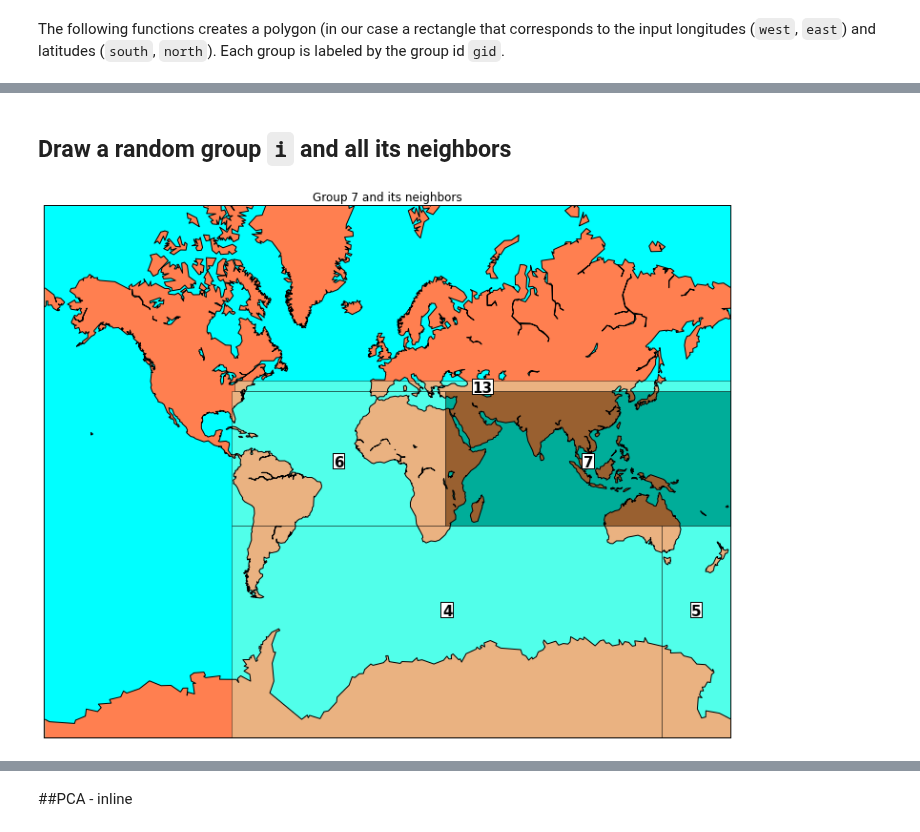
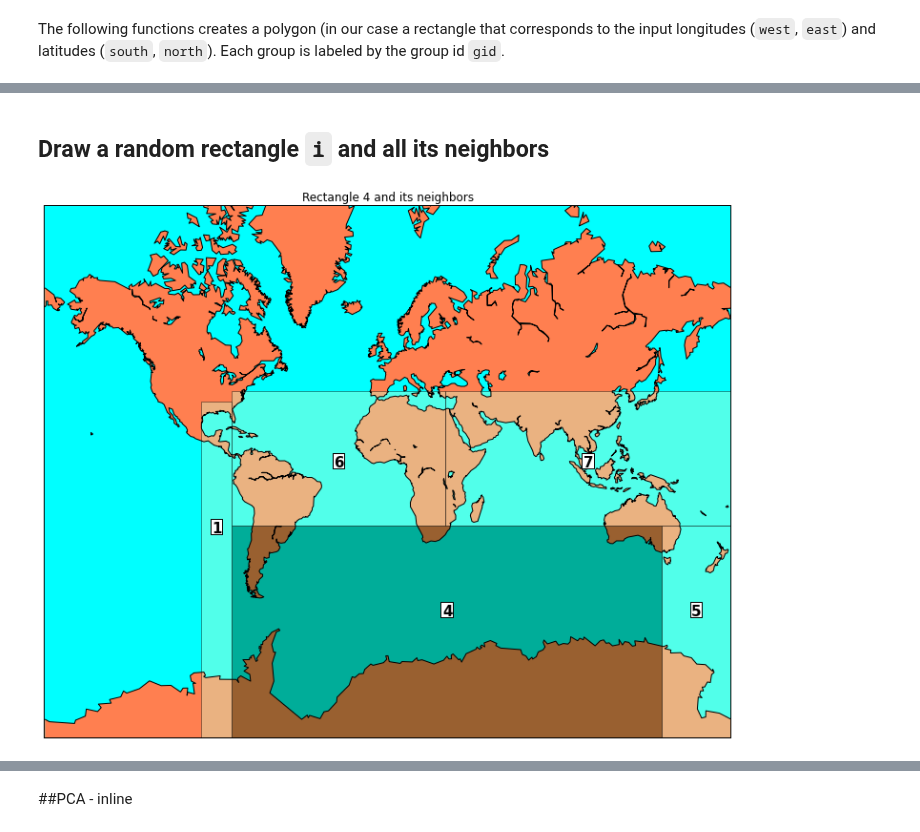
Before and after one commit to panagosg7/UCSD_BigData, a Jupyter notebook: notebooks/weather.mapreduce/03_PCA.ipynb, the cells around one changed output, grey strips where cells are left out. Saved outputs shown, nothing was run; the diff lists cells and outputs as text; code cells hidden in the pictures.

```diff
--- a/notebooks/weather.mapreduce/03_PCA.ipynb
+++ b/notebooks/weather.mapreduce/03_PCA.ipynb
@@ -263,6 +238,6 @@ plt.show()
 [figure]
 # %% [markdown]
-## Draw a random group `i` and all its neighbors
+## Draw a random rectangle `i` and all its neighbors
 # %%
 # http://matplotlib.org/basemap/users/merc.html
 
@@ -279,36 +254,36 @@ m = Basemap(projection='merc',
             lat_ts=20,
             resolution='c')  # 'l','i'
 m.drawcoastlines()
 m.fillcontinents(color='coral',lake_color='aqua')
 m.drawmapboundary(fill_color='aqua')
 
 
 
 
 # Draw group `i` and all neighbors
 
 from random import randint
 
-groups = hi.get_groups()
+rectangles = hi.get_rectangles()
 
 # pick a random group
 g = randint(0,2**num_levels-1)
 dark  = '#003300'
-row = groups.loc[g]
+row = rectangles.loc[g]
 
 # draw it
 draw_screen_poly(plt, g, row.west, row.east, row.south, row.north, m, dark)
 
 # find its neighbors
-neighbors = [ n for n in hi.get_neighbors_of(g) ]
+neighbors = [ n for n in hi.get_neighbors_of_rectangle(g) ]
 
 light = '#CCFFCC'
 for neighbor in neighbors:
-    row = groups.loc[neighbor]
+    row = rectangles.loc[neighbor]
     draw_screen_poly(plt, neighbor, row.west, row.east, row.south, row.north, m, light)
 
 # plt.legend()
-plt.title('Group ' + str(g) + ' and its neighbors'  )
+plt.title('Rectangle ' + str(g) + ' and its neighbors'  )
 plt.show()
 # %% [output]
-[figure, old version]
+[figure, new version]
```
Also changed, not shown: parts of 10 cells of this notebook, 2 other files.
